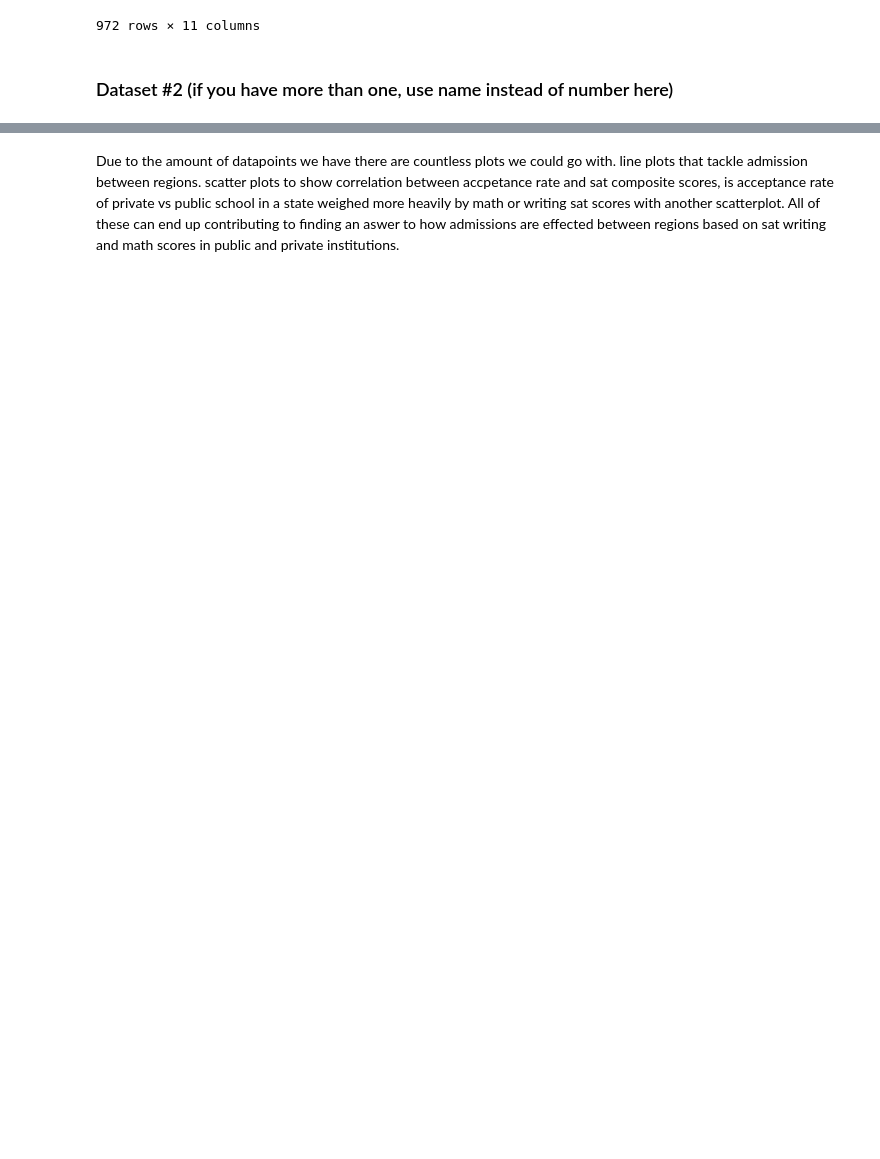
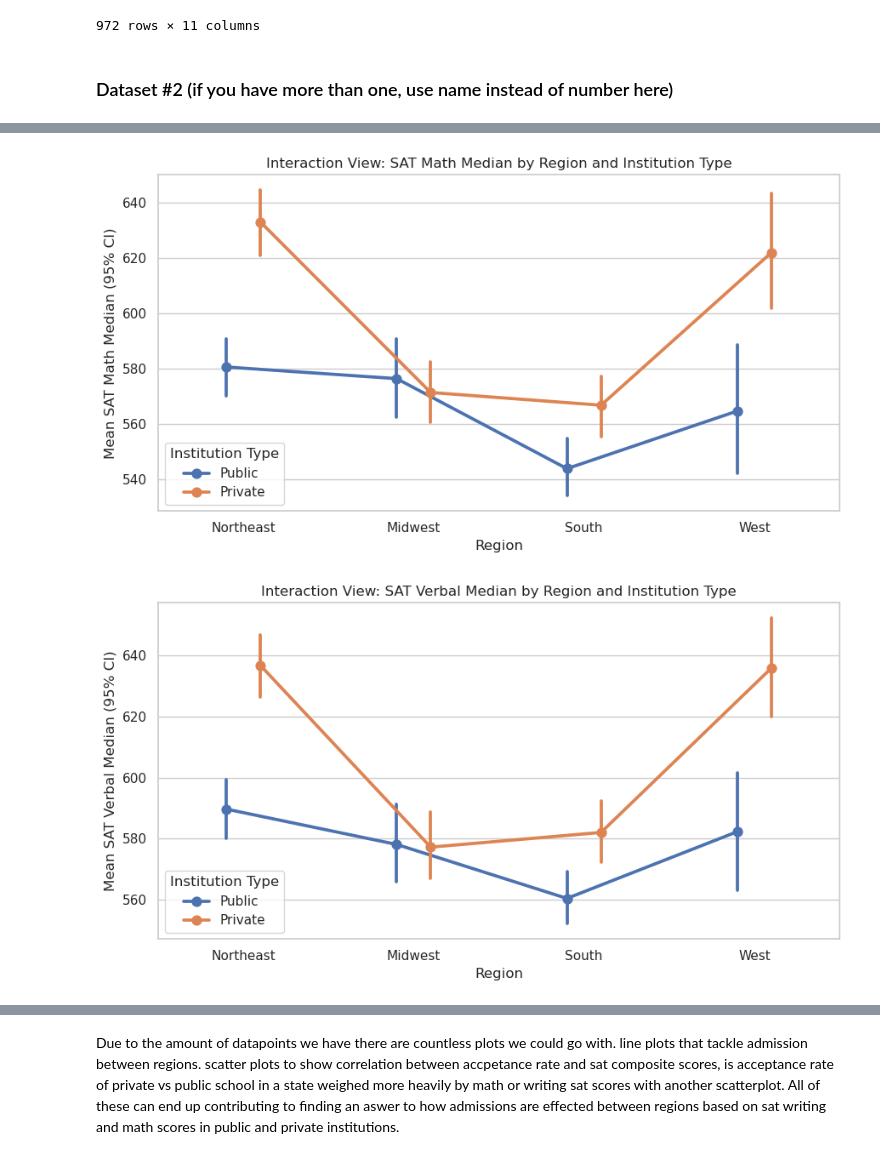
Before and after one commit to COGS108/Group065_WI26, a Jupyter notebook: 03-FinalProject.ipynb, the cells around one changed output, grey strips where cells are left out. Cells and saved outputs as stored; diff of their text form; code cells hidden in the pictures; blank space fills up the shorter version.

```diff
--- a/03-FinalProject.ipynb
+++ b/03-FinalProject.ipynb
@@ -196,0 +291,41 @@ Instructions: REPLACE the contents of this cell with your work, including any up
+# %%
+# Pointplot with CI: interaction view (SAT Math)
+plt.figure(figsize=(9, 5))
+sns.pointplot(
+    data=df_withoutadm,
+    x="region",
+    y="SATMT50",
+    hue="control_group",
+    order=region_order,
+    hue_order=control_order,
+    errorbar=("ci", 95),
+    dodge=0.2
+)
+plt.title("Interaction View: SAT Math Median by Region and Institution Type")
+plt.xlabel("Region")
+plt.ylabel("Mean SAT Math Median (95% CI)")
+plt.legend(title="Institution Type")
+plt.tight_layout()
+plt.show()
+
+# Pointplot with CI: interaction view (SAT Verbal)
+plt.figure(figsize=(9, 5))
+sns.pointplot(
+    data=df_withoutadm,
+    x="region",
+    y="SATVR50",
+    hue="control_group",
+    order=region_order,
+    hue_order=control_order,
+    errorbar=("ci", 95),
+    dodge=0.2
+)
+plt.title("Interaction View: SAT Verbal Median by Region and Institution Type")
+plt.xlabel("Region")
+plt.ylabel("Mean SAT Verbal Median (95% CI)")
+plt.legend(title="Institution Type")
+plt.tight_layout()
+plt.show()
+# %% [output]
+[figure, added]
+[figure, added]
```
Also changed, not shown: parts of 25 cells of this notebook, 1 other file.
